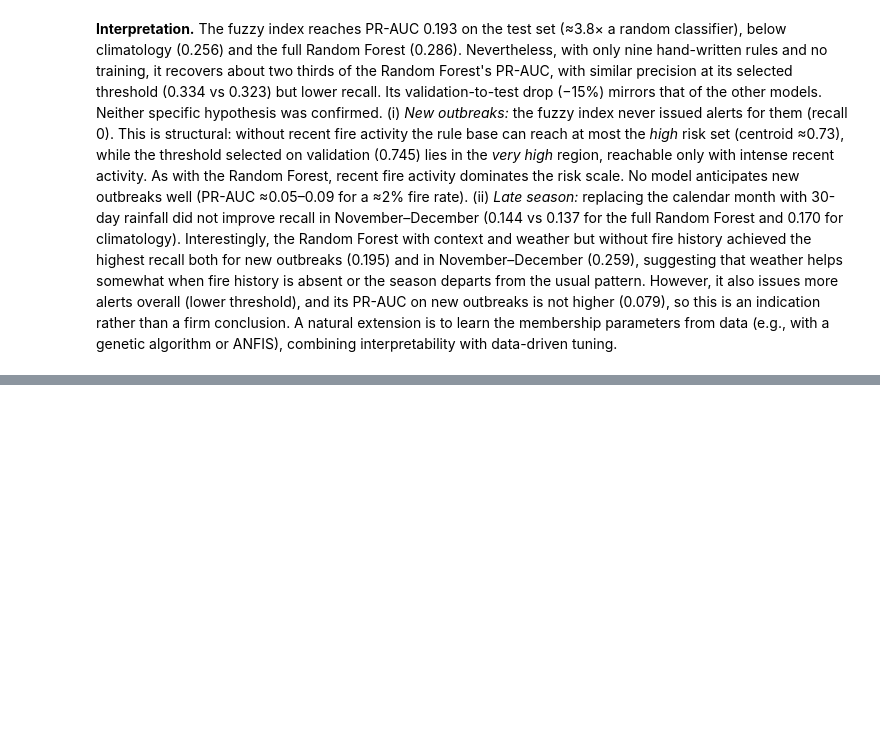
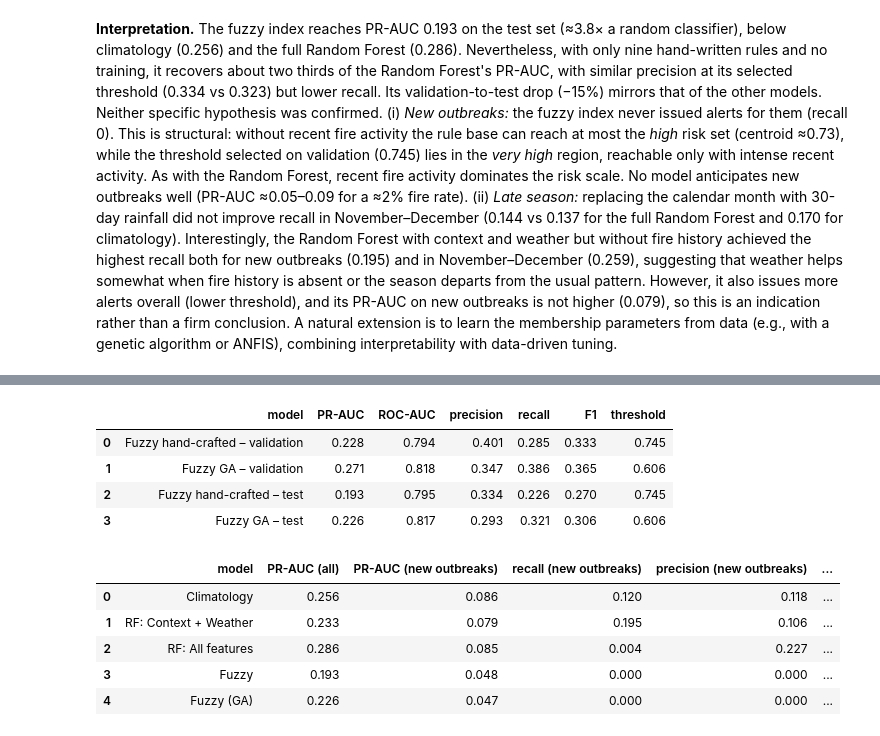
Before and after one commit to MonnikLuianne/wildfire-risk-piaui, a Jupyter notebook: wildfire_risk_piaui.ipynb, the cells around one changed output, grey strips where cells are left out. Saved outputs shown, nothing was run; the diff lists cells and outputs as text; code cells hidden in the pictures; blank space fills up the shorter version.

```diff
--- a/wildfire_risk_piaui.ipynb
+++ b/wildfire_risk_piaui.ipynb
@@ -1068,0 +1237,39 @@ ANFIS), combining interpretability with data-driven tuning.
+# %%
+mf_ga = genes_to_mf(best_genes)
+fga_val = fuzzy_risk_mf(val, mf_ga)
+fga_test = fuzzy_risk_mf(test, mf_ga)
+th_fga = best_threshold(y_val, fga_val)
+
+display(pd.DataFrame([
+    evaluate("Fuzzy hand-crafted – validation", y_val, f_val, th_fuzzy),
+    evaluate("Fuzzy GA – validation", y_val, fga_val, th_fga),
+    evaluate("Fuzzy hand-crafted – test", y_test, f_test, th_fuzzy),
+    evaluate("Fuzzy GA – test", y_test, fga_test, th_fga),
+]).round(3))
+
+candidates["Fuzzy (GA)"] = (fga_test, th_fga)
+rows = []
+for name, (s, thr_) in candidates.items():
+    pred = (s >= thr_).astype(int)
+    rows.append({
+        "model": name,
+        "PR-AUC (all)": average_precision_score(yt, s),
+        "PR-AUC (new outbreaks)": average_precision_score(yt[new], s[new]),
+        "recall (new outbreaks)": recall_score(yt[new], pred[new]),
+        "precision (new outbreaks)": precision_score(yt[new], pred[new], zero_division=0),
+        "recall (Nov–Dec)": recall_score(yt[late], pred[late]),
+    })
+comparison_ga = pd.DataFrame(rows).round(3)
+comparison_ga
+# %% [output]
+|  | model | PR-AUC | ROC-AUC | precision | recall | F1 | threshold |
+| 0 | Fuzzy hand-crafted – validation | 0.228 | 0.794 | 0.401 | 0.285 | 0.333 | 0.745 |
+| 1 | Fuzzy GA – validation | 0.271 | 0.818 | 0.347 | 0.386 | 0.365 | 0.606 |
+| 2 | Fuzzy hand-crafted – test | 0.193 | 0.795 | 0.334 | 0.226 | 0.270 | 0.745 |
+| 3 | Fuzzy GA – test | 0.226 | 0.817 | 0.293 | 0.321 | 0.306 | 0.606 |
+|  | model | PR-AUC (all) | PR-AUC (new outbreaks) | recall (new outbreaks) | precision (new outbreaks) | ... |
+| 0 | Climatology | 0.256 | 0.086 | 0.120 | 0.118 | ... |
+| 1 | RF: Context + Weather | 0.233 | 0.079 | 0.195 | 0.106 | ... |
+| 2 | RF: All features | 0.286 | 0.085 | 0.004 | 0.227 | ... |
+| 3 | Fuzzy | 0.193 | 0.048 | 0.000 | 0.000 | ... |
+| 4 | Fuzzy (GA) | 0.226 | 0.047 | 0.000 | 0.000 | ... |
```
Also changed, not shown: parts of 6 cells of this notebook.
